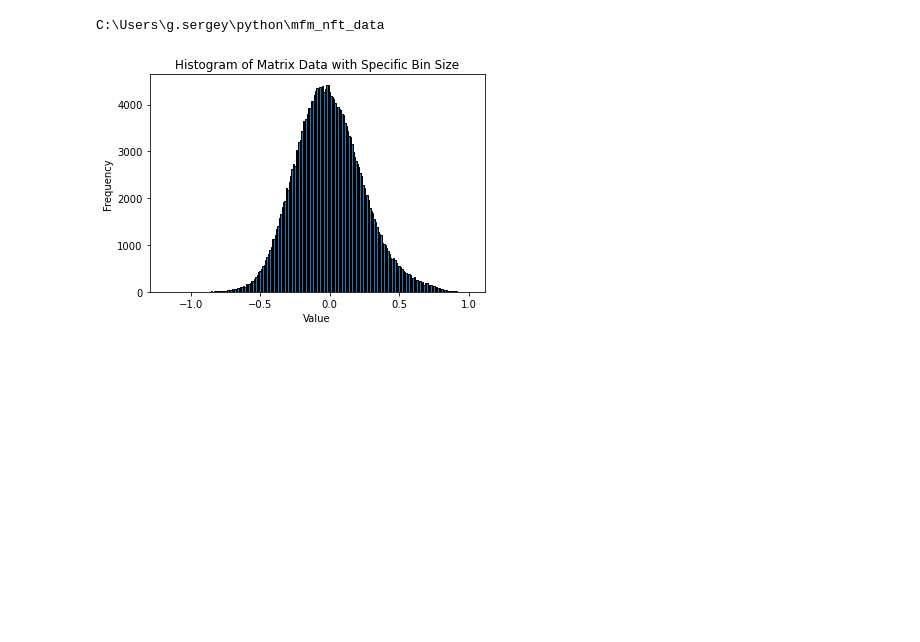
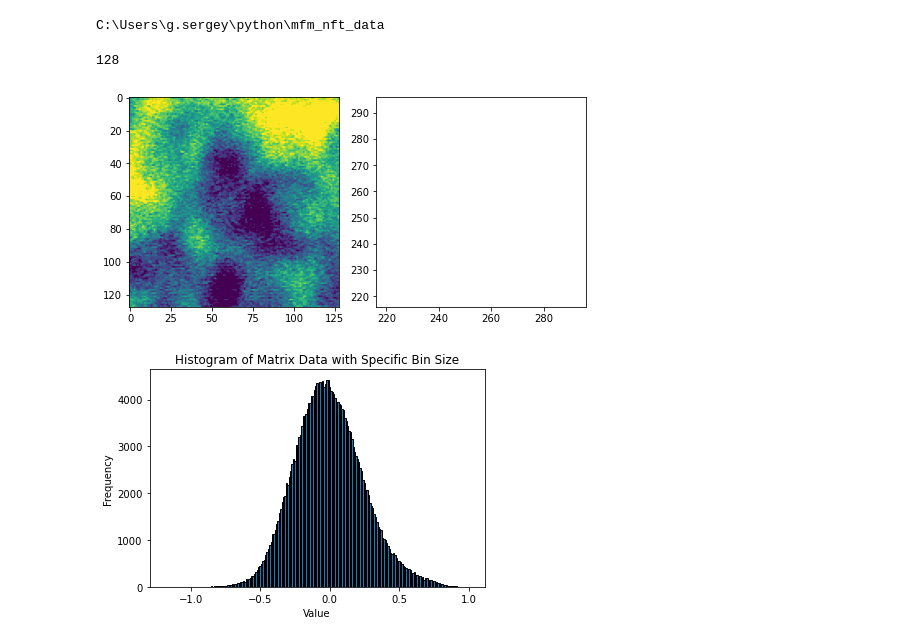
Before and after one commit to StrangerOne1/nft, a Jupyter notebook: local_data_analysis.ipynb, the cells around one changed output. Saved outputs shown, nothing was run; the diff lists cells and outputs as text; code cells hidden in the pictures; blank space fills up the shorter version.

```diff
--- a/local_data_analysis.ipynb
+++ b/local_data_analysis.ipynb
@@ -75,6 +75,56 @@ file_path = "SC_041-Phase_140nm_thick_lift_30nm_2500G_1_61K-bwd.asc"
 data = np.loadtxt(file_path)
 # %% [output]
 C:\Users\g.sergey\python\mfm_nft_data
+# %%
+input_file = 'SC_041-Phase_140nm_thick_lift_30nm_2500G_1_61K-bwd.asc'  # Path to the input .asc file
+N = 4  # Number of parts to split the matrix into
+
+    # Read the matrix from the file
+matrix = data
+
+    # Check if the matrix size is divisible by N
+if matrix.shape[0] % N != 0:
+    print(f"Error: The matrix size {matrix.shape[0]} is not divisible by {N}.")
+
+def split_matrix(matrix, N):
+    # Get the size of the matrix (m x m)
+    m = matrix.shape[0]
+    part_size = m // N  # The size of each part
+
+    # Create a list to hold the N parts
+    parts = []
+    i = 0
+    j = 0
+    # Split the matrix into N x N submatrices
+    for i in range(N):
+        for j in range(N):
+            # Get the submatrix for part (i, j)
+            submatrix = matrix[i*part_size:(i+1)*part_size, j*part_size:(j+1)*part_size]
+            parts.append(submatrix)
+    return parts
+
+    # Split the matrix into N parts
+parts = split_matrix(matrix, N)
+print(parts[0].shape[0])
+    # Save the parts to separate files
+save_parts(parts)
+
+#print(f"The matrix has been split into {N} parts and saved to individual files.")
+#print(matrix[1:3,1:5], matrix.shape[0])
+# %% [output]
+128
+# %%
+part1 = np.loadtxt('part_1.asc')
+part2 = np.loadtxt('part_2.asc')
+fig, (ax1, ax2) = plt.subplots(nrows=1, ncols=2, figsize=(7, 5))
+ax1.imshow(parts[1], vmin = -0.4, vmax=0.4, cmap='viridis')
+ax2.imshow(parts[1], vmin = -0.4, vmax=0.4, cmap='viridis')
+plt.xlim(216, 296)
+plt.ylim(216, 296)
+fig.tight_layout()
+plt.show()
+# %% [output]
+[figure, added]
 # %%
 flattened_data = data.flatten()
 
```
Also changed, not shown: parts of 2 cells of this notebook.
